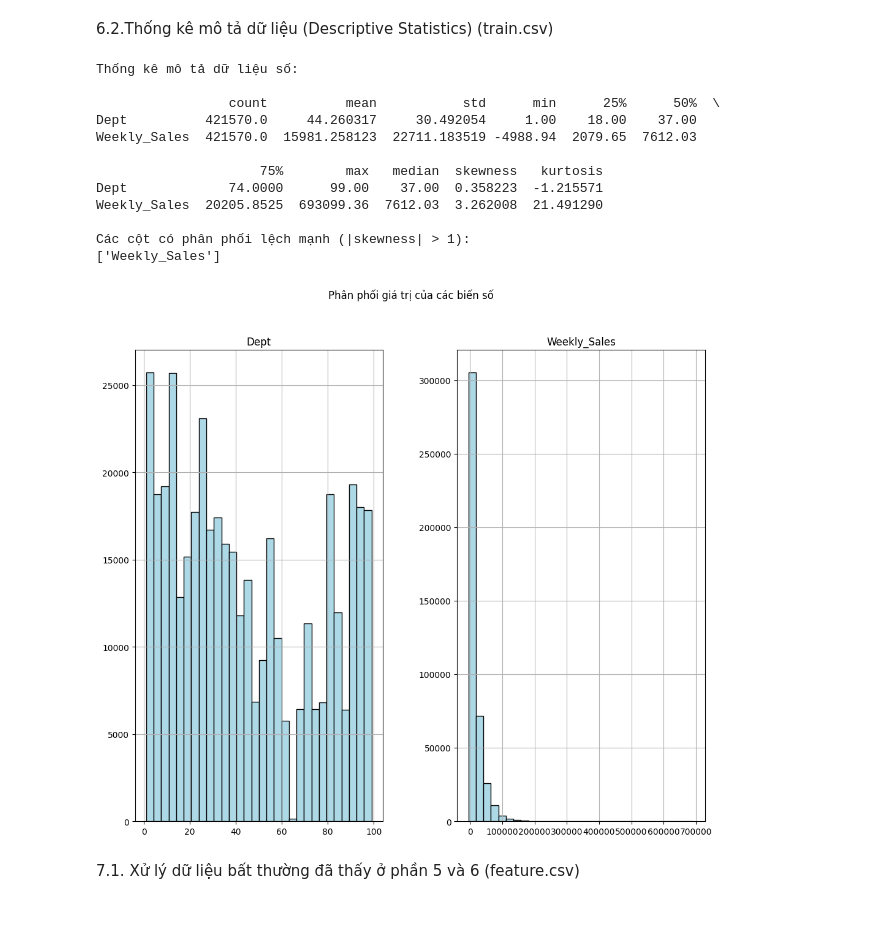
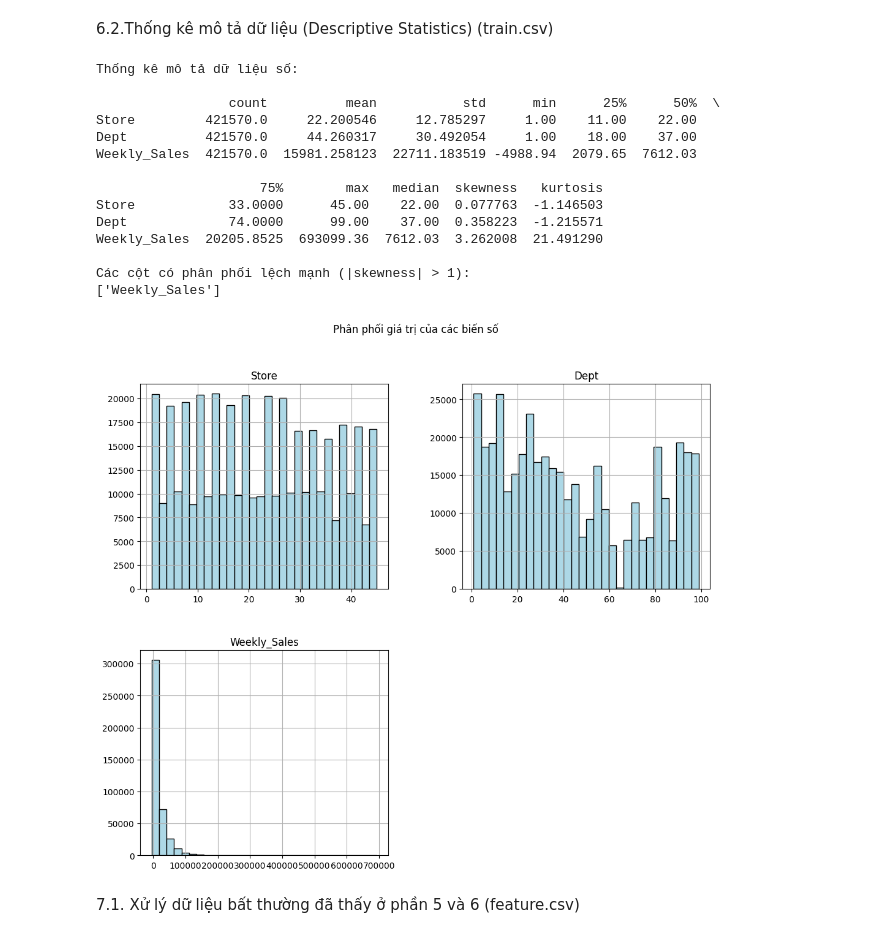
Before and after one commit to hthngoc059/DataStorm2025, a Jupyter notebook: Clean_data_+_EDA.ipynb, the cells around one changed output. Drawn from its saved outputs; the diff is of its cells as text; code cells hidden in the pictures.

```diff
--- a/Clean_data_+_EDA.ipynb
+++ b/Clean_data_+_EDA.ipynb
@@ -41,7 +36,7 @@ import matplotlib.pyplot as plt
 from scipy.stats import binom
 import pandas as pd
 
-df1 = pd.read_csv("DataStorm/WalmartDatabase/features.csv", index_col=0)
+df1 = pd.read_csv("D:/DataStorm2025/DataStorm2025/WalmartDatabase/train.csv")
 print("Kích thước dữ liệu:", df1.shape)
 df1
 # %% [output]
@@ -397,40 +395,42 @@ Các cột có phân phối lệch mạnh (|skewness| > 1):
 6.2.Thống kê mô tả dữ liệu (Descriptive Statistics) (train.csv)
 # %%
 # Thống kê cơ bản
-stats_summary = df1[numeric_cols].describe().T
-stats_summary["median"] = df1[numeric_cols].median()
-stats_summary["skewness"] = df1[numeric_cols].skew()
-stats_summary["kurtosis"] = df1[numeric_cols].kurtosis()
+stats_summary1 = df1[numeric_cols1].describe().T
+stats_summary1["median"] = df1[numeric_cols1].median()
+stats_summary1["skewness"] = df1[numeric_cols1].skew()
+stats_summary1["kurtosis"] = df1[numeric_cols1].kurtosis()
 
 print("\nThống kê mô tả dữ liệu số:\n")
-print(stats_summary)
+print(stats_summary1)
 
 # Nhận diện cột phân phối lệch mạnh
-skewed_cols = stats_summary[abs(stats_summary["skewness"]) > 1].index.tolist()
-if skewed_cols:
+skewed_cols1 = stats_summary1[abs(stats_summary1["skewness"]) > 1].index.tolist()
+if skewed_cols1:
     print("\nCác cột có phân phối lệch mạnh (|skewness| > 1):")
-    print(skewed_cols)
+    print(skewed_cols1)
 else:
     print("\nKhông có cột nào bị lệch phân phối nghiêm trọng.")
 
 # Vẽ biểu đồ phân phối histogram
-df1[numeric_cols].hist(figsize=(12, 10), bins=30, color='lightblue', edgecolor='black')
+df1[numeric_cols1].hist(figsize=(12, 10), bins=30, color='lightblue', edgecolor='black')
 plt.suptitle("Phân phối giá trị của các biến số")
 plt.show()
 # %% [output]
 Thống kê mô tả dữ liệu số:
 
                  count          mean           std      min      25%      50%  \
+Store         421570.0     22.200546     12.785297     1.00    11.00    22.00
 Dept          421570.0     44.260317     30.492054     1.00    18.00    37.00
 Weekly_Sales  421570.0  15981.258123  22711.183519 -4988.94  2079.65  7612.03
 
                      75%        max   median  skewness   kurtosis
+Store            33.0000      45.00    22.00  0.077763  -1.146503
 Dept             74.0000      99.00    37.00  0.358223  -1.215571
 Weekly_Sales  20205.8525  693099.36  7612.03  3.262008  21.491290
 
 Các cột có phân phối lệch mạnh (|skewness| > 1):
 ['Weekly_Sales']
-[figure, old version]
+[figure, new version]
 # %% [markdown]
 7.1. Xử lý dữ liệu bất thường đã thấy ở phần 5 và 6 (feature.csv)
 # %%
```
Also changed, not shown: parts of 22 cells of this notebook.
